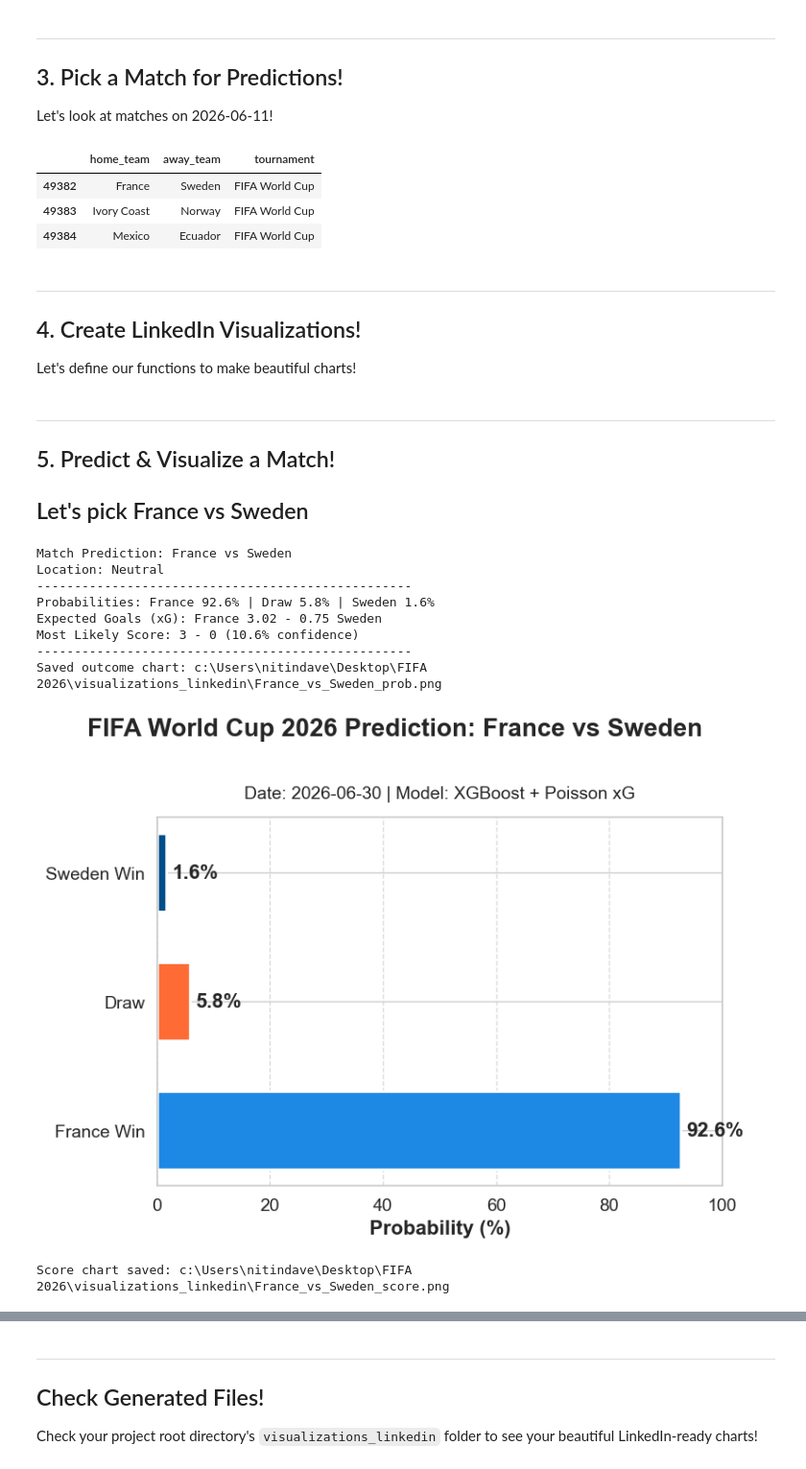
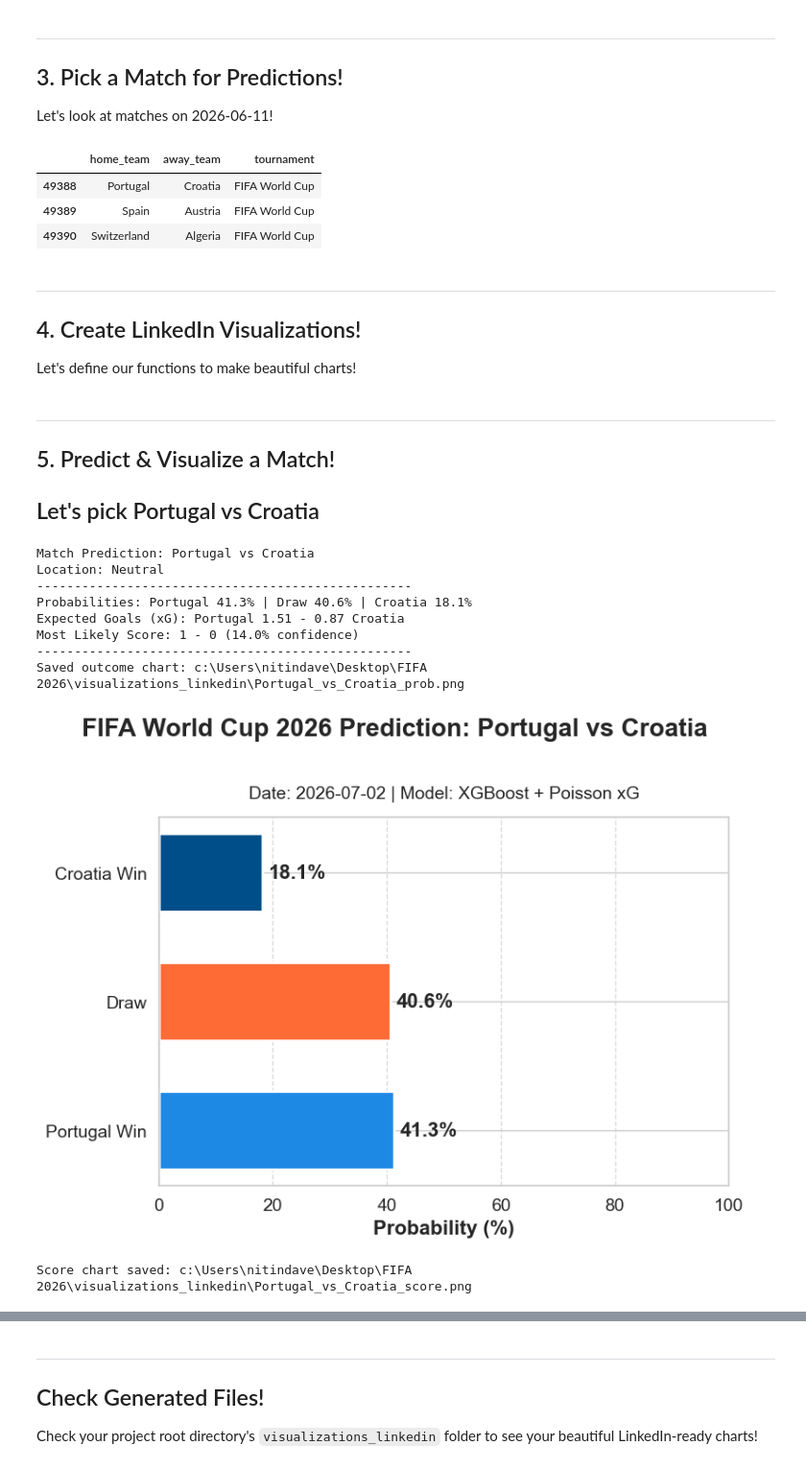
Before and after one commit to nitindavegit/FIFA-2026-Predictions, a Jupyter notebook: notebooks/04_LinkedIn_Presentation.ipynb, the cells around one changed output, grey strips where cells are left out. Shown at 96% size. Drawn from its saved outputs; the diff is of its cells as text; code cells hidden in the pictures.

```diff
--- a/notebooks/04_LinkedIn_Presentation.ipynb
+++ b/notebooks/04_LinkedIn_Presentation.ipynb
@@ -71,21 +71,21 @@ Let's look at matches on 2026-06-11!
 # %%
 data_dir = project_root / "data"
 results = pd.read_csv(data_dir / "results.csv")
-date = '2026-06-30'
+date = '2026-07-02'
 matches = results[results['date'] == date]
 matches[['home_team', 'away_team', 'tournament']]
 # %% [output]
 |  | home_team | away_team | tournament |
-| 49382 | France | Sweden | FIFA World Cup |
-| 49383 | Ivory Coast | Norway | FIFA World Cup |
-| 49384 | Mexico | Ecuador | FIFA World Cup |
+| 49388 | Portugal | Croatia | FIFA World Cup |
+| 49389 | Spain | Austria | FIFA World Cup |
+| 49390 | Switzerland | Algeria | FIFA World Cup |
 # %% [markdown]
 ---
 ## 4. Create LinkedIn Visualizations!
 
 Let's define our functions to make beautiful charts!
 # %%
-def generate_outcome_chart(home_team, away_team, probs, date_str="2026-06-30", prediction=None):
+def generate_outcome_chart(home_team, away_team, probs, date_str="2026-07-02", prediction=None):
     fig, ax = plt.subplots(figsize=FIGSIZE, dpi=DPI)
 
     has_advance = prediction is not None and 'advance_probs' in prediction
@@ -135,7 +135,7 @@ def generate_outcome_chart(home_team, away_team, probs, date_str="2026-06-30", p
     plt.show()
     plt.close(fig)
 # %%
-def generate_score_heatmap(home_team, away_team, home_xg, away_xg, date_str="2026-06-30", prediction=None):
+def generate_score_heatmap(home_team, away_team, home_xg, away_xg, date_str="2026-07-02", prediction=None):
     fig, (ax_heatmap, ax_summary) = plt.subplots(ncols=2, figsize=FIGSIZE, dpi=DPI, gridspec_kw={'width_ratios': [3, 1]})
 
     max_goals=5
@@ -200,21 +200,21 @@ def generate_score_heatmap(home_team, away_team, home_xg, away_xg, date_str="202
 ---
 ## 5. Predict & Visualize a Match!
 
-## Let's pick France vs Sweden
+## Let's pick Portugal vs Croatia
 # %%
-pred = predict_match("France", "Sweden")
+pred = predict_match("Portugal", "Croatia")
 if pred:
     probs, (home_xg, away_xg) = pred['probs'], pred['xg']
-    generate_outcome_chart("France", "Sweden", probs)
-    generate_score_heatmap("France", "Sweden", home_xg, away_xg)
+    generate_outcome_chart("Portugal", "Croatia", probs)
+    generate_score_heatmap("Portugal", "Croatia", home_xg, away_xg)
 # %% [output]
-Match Prediction: France vs Sweden
+Match Prediction: Portugal vs Croatia
 Location: Neutral
 --------------------------------------------------
-Probabilities: France 92.6% | Draw 5.8% | Sweden 1.6%
-Expected Goals (xG): France 3.02 - 0.75 Sweden
-Most Likely Score: 3 - 0 (10.6% confidence)
+Probabilities: Portugal 41.3% | Draw 40.6% | Croatia 18.1%
+Expected Goals (xG): Portugal 1.51 - 0.87 Croatia
+Most Likely Score: 1 - 0 (14.0% confidence)
 --------------------------------------------------
-Saved outcome chart: c:\Users\nitindave\Desktop\FIFA 2026\visualizations_linkedin\France_vs_Sweden_prob.png
+Saved outcome chart: c:\Users\nitindave\Desktop\FIFA 2026\visualizations_linkedin\Portugal_vs_Croatia_prob.png
-[figure, old version]
+[figure, new version]
-Score chart saved: c:\Users\nitindave\Desktop\FIFA 2026\visualizations_linkedin\France_vs_Sweden_score.png
+Score chart saved: c:\Users\nitindave\Desktop\FIFA 2026\visualizations_linkedin\Portugal_vs_Croatia_score.png
```
Also changed, not shown: parts of 5 cells of this notebook.
